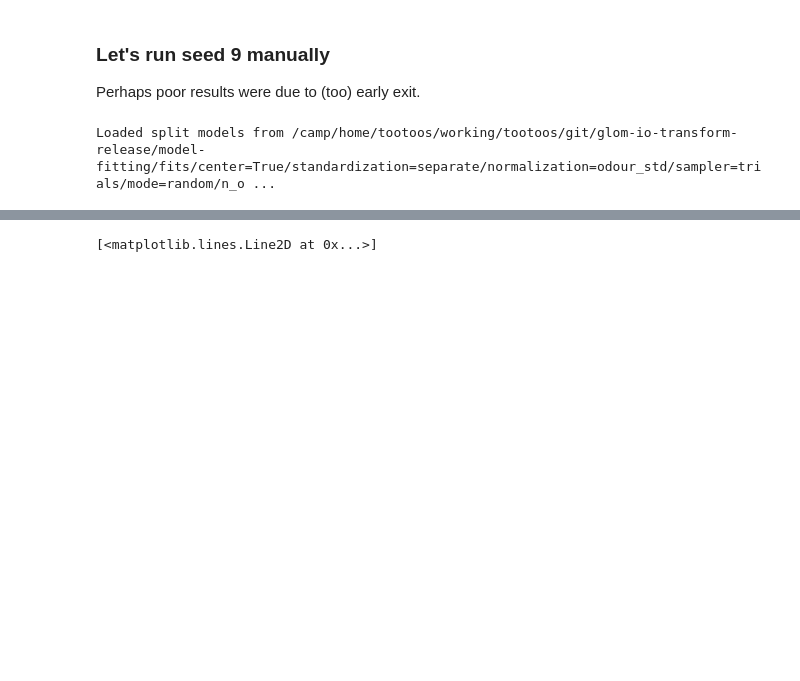
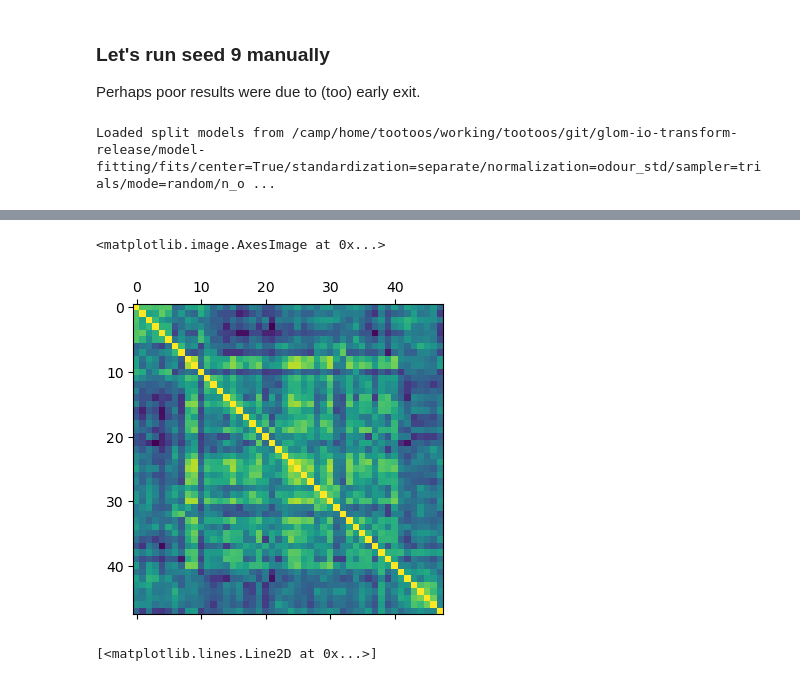
Before and after one commit to stootoon/glom-io-transform-release, a Jupyter notebook: model-fitting/demo_generalization.ipynb, the cells around one changed output, grey strips where cells are left out. Saved outputs shown, nothing was run; the diff lists cells and outputs as text; code cells hidden in the pictures; blank space fills up the shorter version.

```diff
--- a/model-fitting/demo_generalization.ipynb
+++ b/model-fitting/demo_generalization.ipynb
@@ -510,3 +550,8 @@ Model fitting complete.
+# %%
+matshow(results["split"].trains[0].Cin)
+# %% [output]
+<matplotlib.image.AxesImage at 0x...>
+[figure, added]
 # %%
 plot(mdl.JAC_LOSS(z))
 # %% [output]
```
Also changed, not shown: parts of 13 cells of this notebook.
